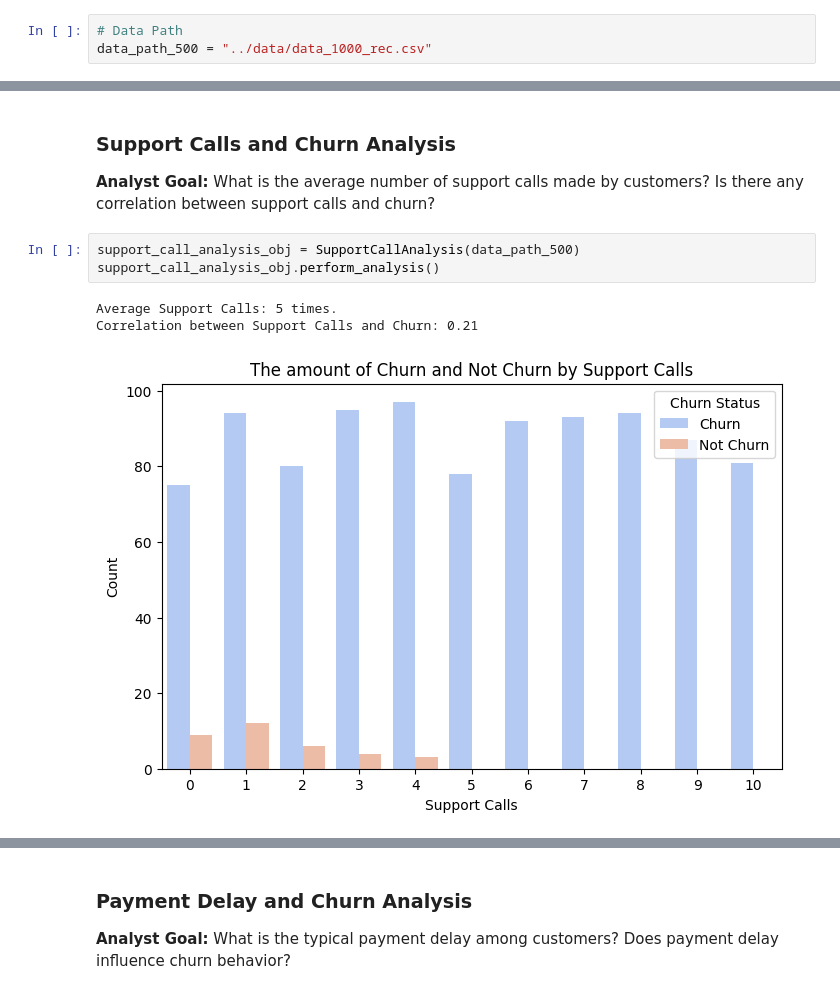
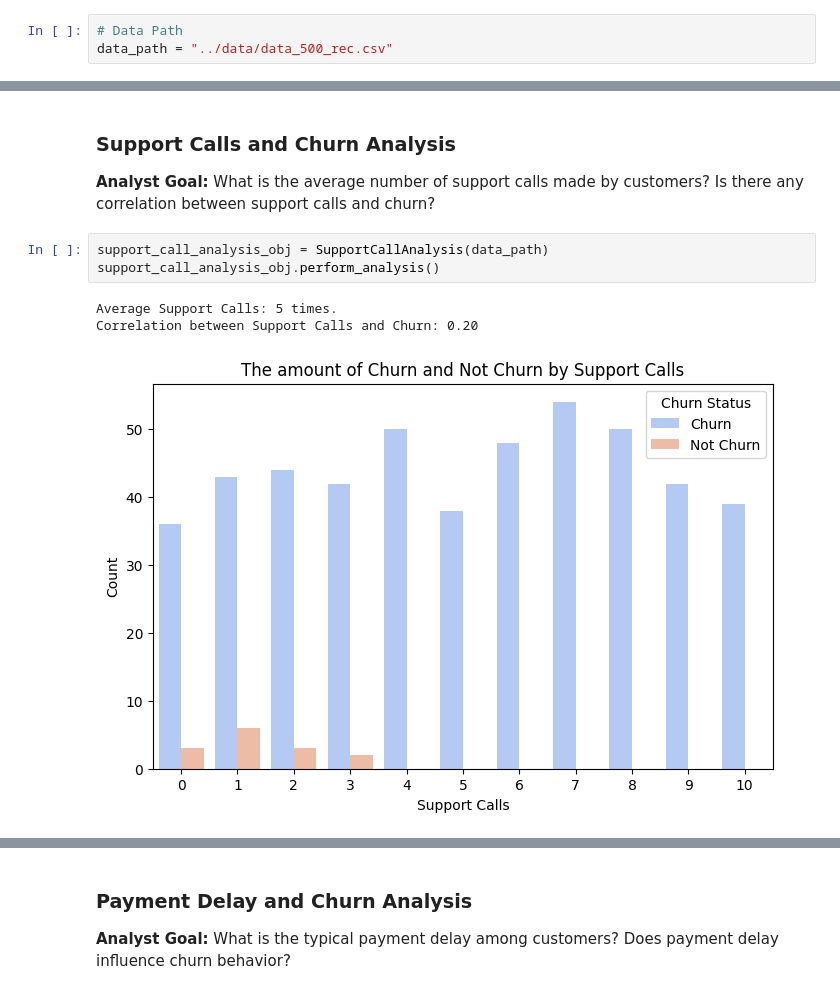
Before and after one commit to Leangchhay1523/Customer_Churn_Analysis, a Jupyter notebook: src/main.ipynb, the cells around one changed output, grey strips where cells are left out. Drawn from its saved outputs; the diff is of its cells as text.

```diff
--- a/src/main.ipynb
+++ b/src/main.ipynb
@@ -29,7 +28,7 @@ import numpy as np
 ## Analyzing
 # %%
 # Data Path
-data_path_500 = "../data/data_1000_rec.csv"
+data_path = "../data/data_500_rec.csv"
 # %% [markdown]
 ### Initial Analysis
 # %%
@@ -141,9 +159,9 @@ Name: Churn, dtype: float64
 ### Support Calls and Churn Analysis
 **Analyst Goal:** What is the average number of support calls made by customers? Is there any correlation between support calls and churn?
 # %%
-support_call_analysis_obj = SupportCallAnalysis(data_path_500)
+support_call_analysis_obj = SupportCallAnalysis(data_path)
 support_call_analysis_obj.perform_analysis()
 # %% [output]
 Average Support Calls: 5 times.
-Correlation between Support Calls and Churn: 0.21
+Correlation between Support Calls and Churn: 0.20
-[figure, old version]
+[figure, new version]
```
Also changed, not shown: parts of 20 cells of this notebook, 2 other files.
